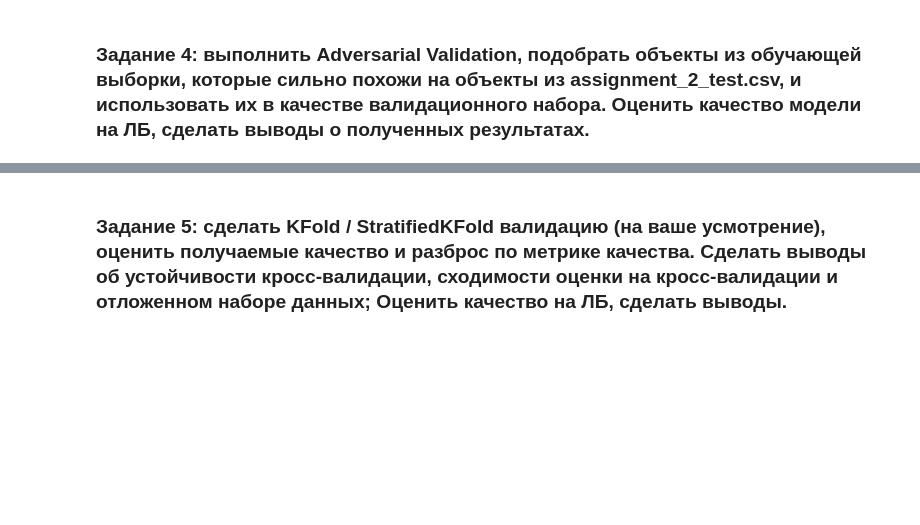
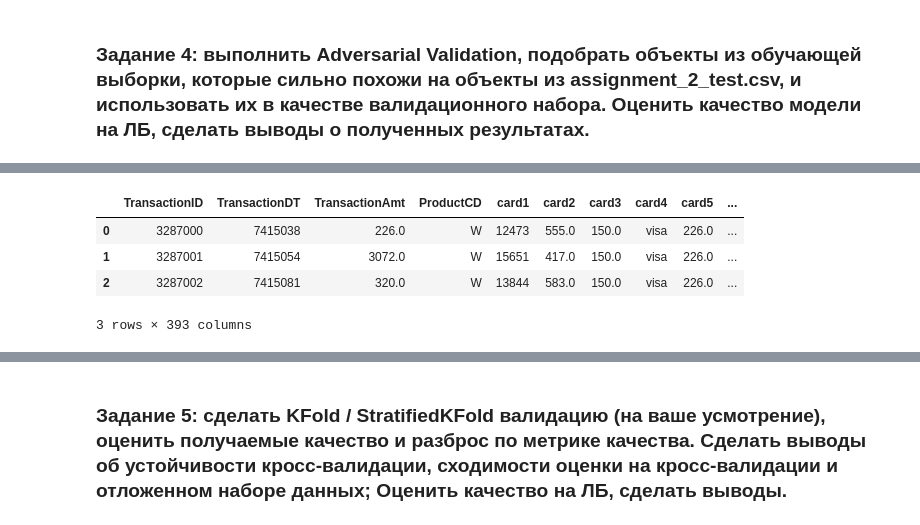
Before and after one commit to OlegRev/SportsDataAnalysis.KagglePlatform, a Jupyter notebook: hw_lesson_3.ipynb, the cells around one changed output, grey strips where cells are left out. Drawn from its saved outputs; the diff is of its cells as text; code cells hidden in the pictures; blank space fills up the shorter version.

```diff
--- a/hw_lesson_3.ipynb
+++ b/hw_lesson_3.ipynb
@@ -63,4 +106,4 @@ warnings.simplefilter("ignore")
 ## Загрузка данных
 # %%
 train_df = pd.read_csv('../data/assignment_2_train.csv')
-test_df = pd.read_csv('../data/assignment_2_test.csv')
+lb_test = pd.read_csv('../data/assignment_2_test.csv')
@@ -87,7 +114,7 @@ Memory usage of dataframe is 541.08 MB
 Memory usage after optimization is: 158.10 MB
 Decreased by 70.8%
 # %%
-test_df = optimization_memory_usage(test_df)
+lb_test = optimization_memory_usage(lb_test)
 # %% [output]
 Memory usage of dataframe is 300.60 MB
 Memory usage after optimization is: 83.45 MB
@@ -115,0 +396,8 @@ DROP_NAMES = ['TransactionID']
+# %%
+df_test.head(3)
+# %% [output]
+|  | TransactionID | TransactionDT | TransactionAmt | ProductCD | card1 | card2 | card3 | card4 | card5 | ... |
+| 0 | 3287000 | 7415038 | 226.0 | W | 12473 | 555.0 | 150.0 | visa | 226.0 | ... |
+| 1 | 3287001 | 7415054 | 3072.0 | W | 15651 | 417.0 | 150.0 | visa | 226.0 | ... |
+| 2 | 3287002 | 7415081 | 320.0 | W | 13844 | 583.0 | 150.0 | visa | 226.0 | ... |
+3 rows × 393 columns
```
Also changed, not shown: parts of 36 cells of this notebook.
